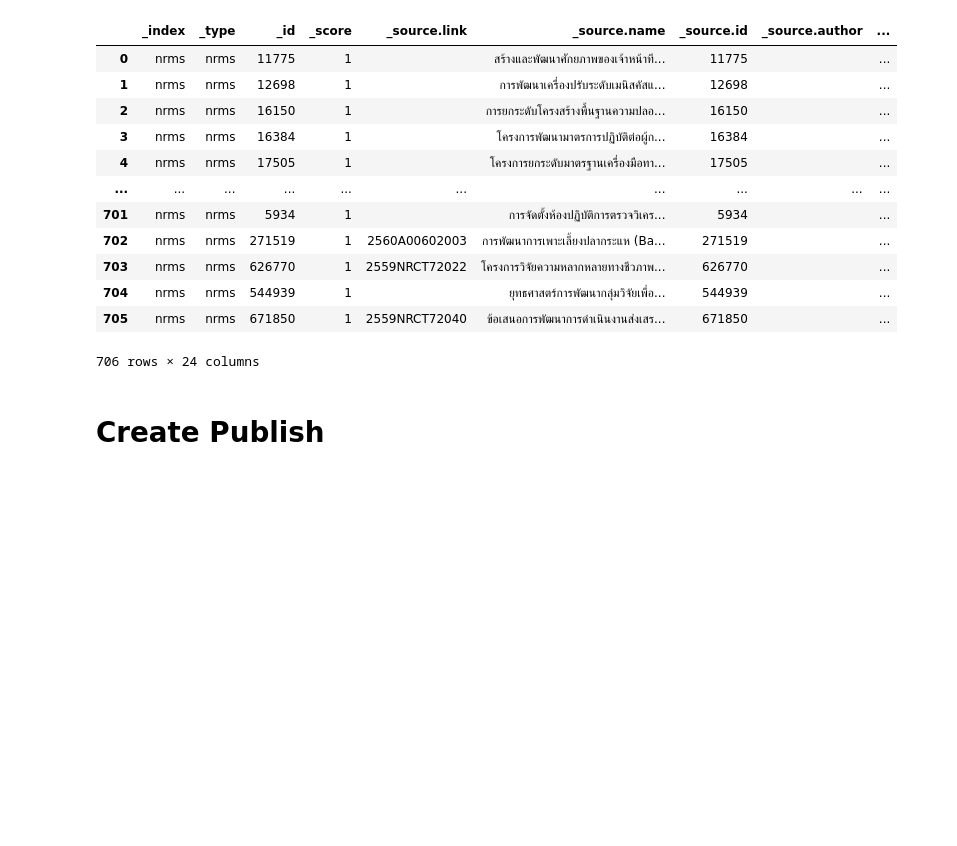
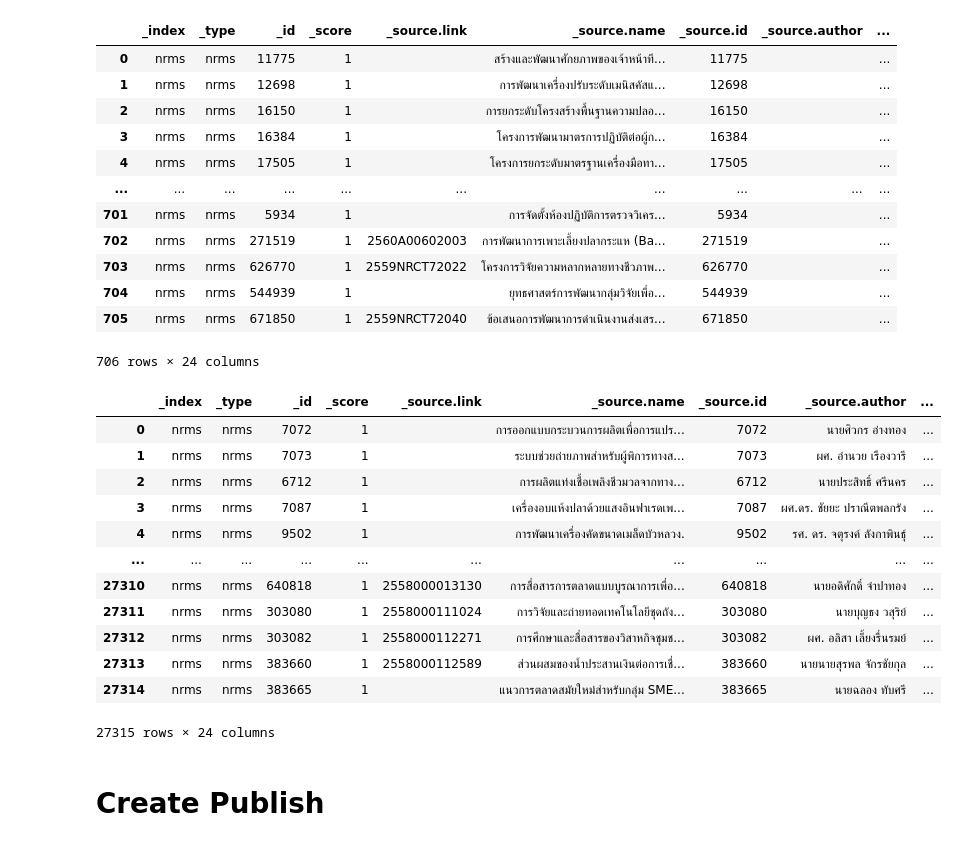
Before and after one commit to CakeNuthep/Create_Knowledge_Graph, a Jupyter notebook: NRMS_Extraction.ipynb, the cells around one changed output. Drawn from its saved outputs; the diff is of its cells as text; code cells hidden in the pictures; blank space fills up the shorter version.

```diff
--- a/NRMS_Extraction.ipynb
+++ b/NRMS_Extraction.ipynb
@@ -321,6 +321,12 @@ result_other = pd.merge(df_other,
                        left_on='new_name',
                        right_on='new_name',
                        how='left')
+
+result_all = pd.merge(df_new,
+                       df_unique_name,
+                       left_on='new_name',
+                       right_on='new_name',
+                       how='left')
 # %%
 result_thai
 # %% [output]
@@ -369,6 +375,22 @@ result_other
 | 704 | nrms | nrms | 544939 | 1 |  | ยุทธศาสตร์การพัฒนากลุ่มวิจัยเพื่อ... | 544939 |  | ... |
 | 705 | nrms | nrms | 671850 | 1 | 2559NRCT72040 | ข้อเสนอการพัฒนาการดำเนินงานส่งเสร... | 671850 |  | ... |
 706 rows × 24 columns
+# %%
+result_all
+# %% [output]
+|  | _index | _type | _id | _score | _source.link | _source.name | _source.id | _source.author | ... |
+| 0 | nrms | nrms | 7072 | 1 |  | การออกแบบกระบวนการผลิตเพื่อการแปร... | 7072 | นายศิวกร อ่างทอง | ... |
+| 1 | nrms | nrms | 7073 | 1 |  | ระบบช่วยถ่ายภาพสำหรับผู้พิการทางส... | 7073 | ผศ. อำนวย เรืองวารี | ... |
+| 2 | nrms | nrms | 6712 | 1 |  | การผลิตแท่งเชื้อเพลิงชีวมวลจากทาง... | 6712 | นายประสิทธิ์ ศรีนคร | ... |
+| 3 | nrms | nrms | 7087 | 1 |  | เครื่องอบแห้งปลาด้วยแสงอินฟาเรดเพ... | 7087 | ผศ.ดร. ชัยยะ ปราณีตพลกรัง | ... |
+| 4 | nrms | nrms | 9502 | 1 |  | การพัฒนาเครื่องคัดขนาดเมล็ดบัวหลวง. | 9502 | รศ. ดร. จตุรงค์ ลังกาพินธุ์ | ... |
+| ... | ... | ... | ... | ... | ... | ... | ... | ... | ... |
+| 27310 | nrms | nrms | 640818 | 1 | 2558000013130 | การสื่อสารการตลาดแบบบูรณาการเพื่อ... | 640818 | นายอดิศักดิ์ จำปาทอง | ... |
+| 27311 | nrms | nrms | 303080 | 1 | 2558000111024 | การวิจัยและถ่ายทอดเทคโนโลยีชุดถัง... | 303080 | นายบุญธง วสุริย์ | ... |
+| 27312 | nrms | nrms | 303082 | 1 | 2558000112271 | การศึกษาและสื่อสารของวิสาหกิจชุมช... | 303082 | ผศ. อลิสา เลี้ยงรื่นรมย์ | ... |
+| 27313 | nrms | nrms | 383660 | 1 | 2558000112589 | ส่วนผสมของน้ำประสานเงินต่อการเชื่... | 383660 | นายนายสุรพล จักรชัยกุล | ... |
+| 27314 | nrms | nrms | 383665 | 1 |  | แนวการตลาดสมัยใหม่สำหรับกลุ่ม SME... | 383665 | นายฉลอง ทับศรี | ... |
+27315 rows × 24 columns
 # %% [markdown]
 # Create Publish
 # %% [markdown]
```
Also changed, not shown: parts of 10 cells of this notebook.
